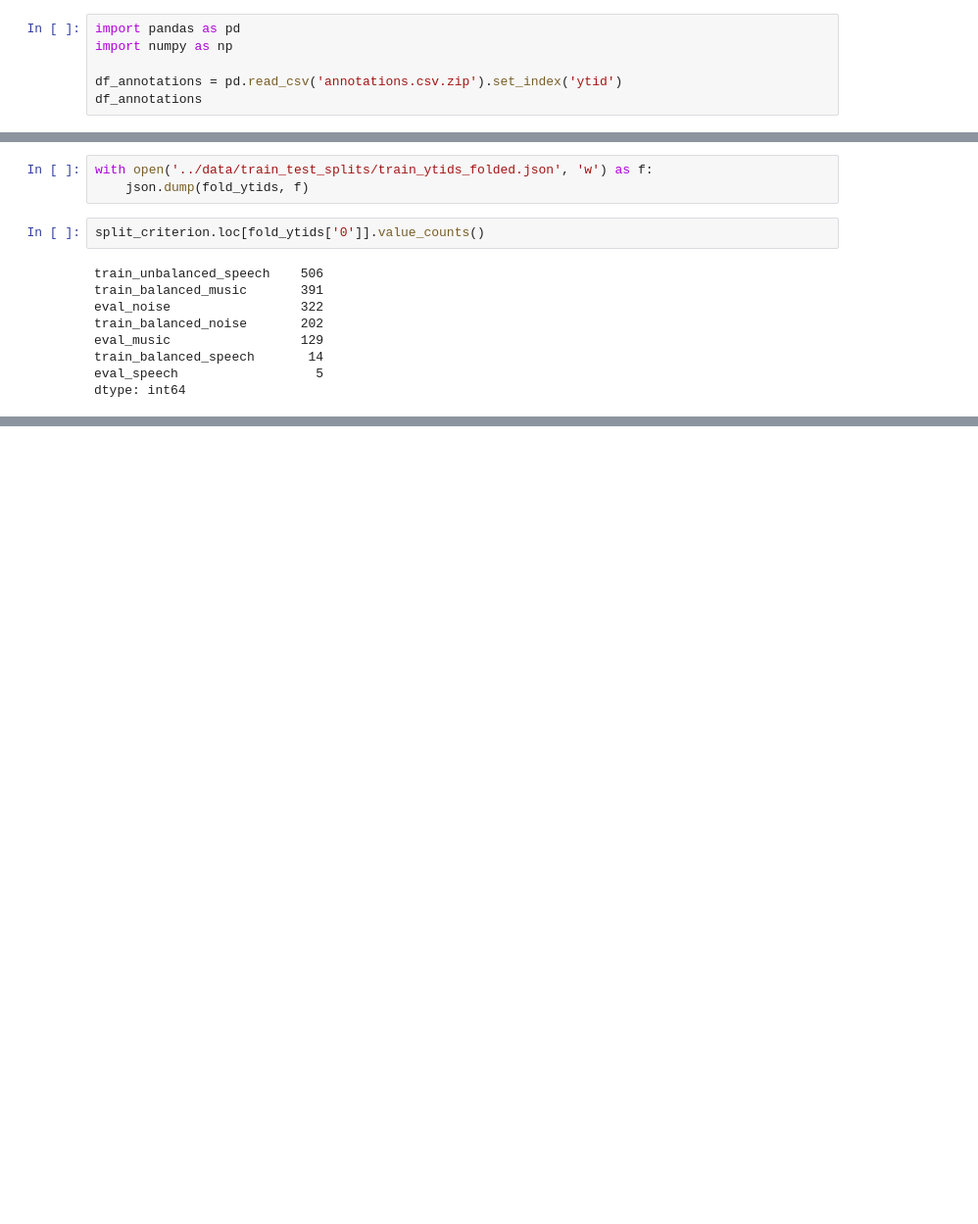
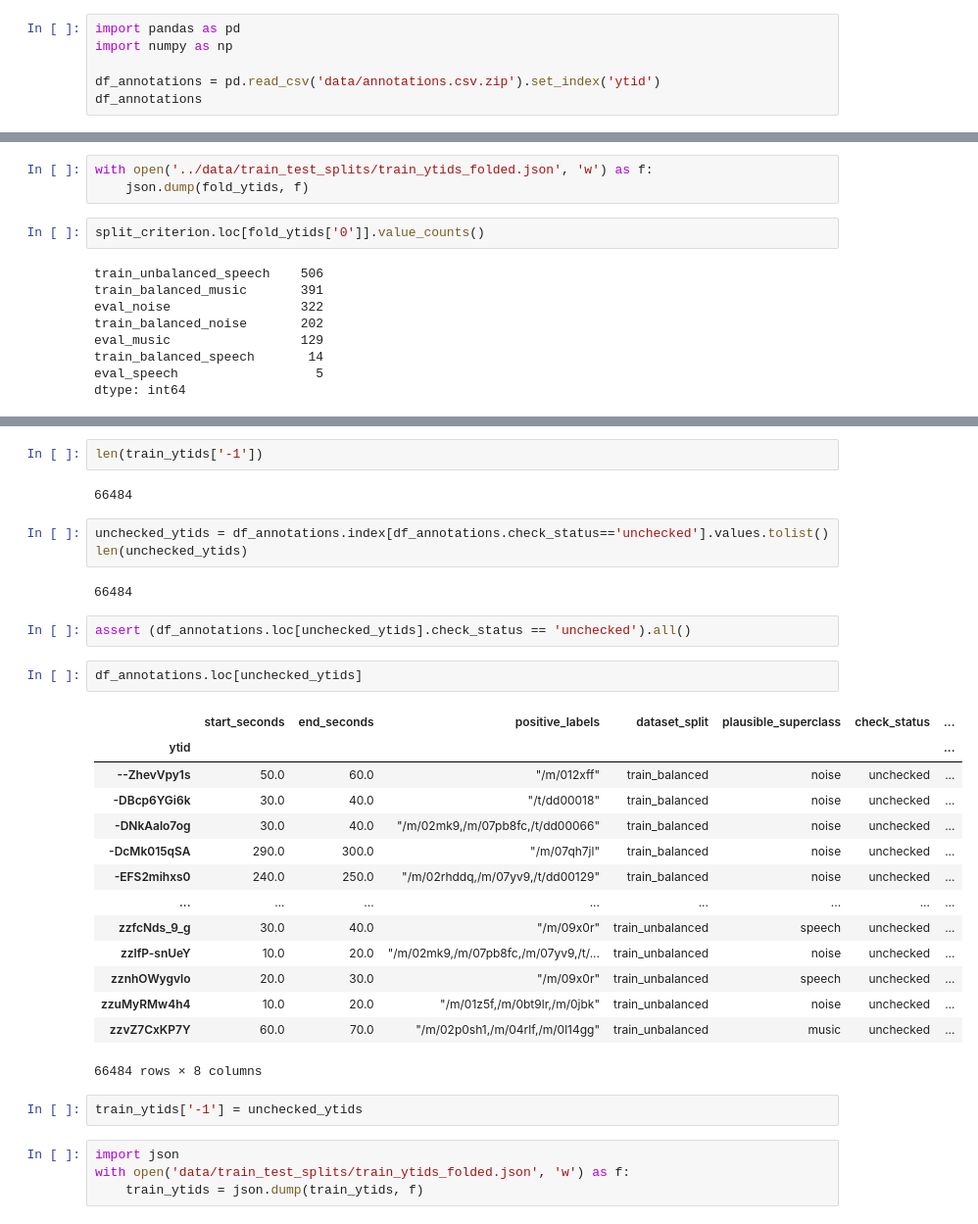
Before and after one commit to shamim-hussain/audioset_coarse_grained_classification, a Jupyter notebook: experiments/train_test_split.ipynb, the cells around one changed output, grey strips where cells are left out. Shown: that part at 98% size. Cells and saved outputs as stored; diff of their text form; blank space fills up the shorter version.

Commit message:
added unchecked data as a new fold

```diff
--- a/experiments/train_test_split.ipynb
+++ b/experiments/train_test_split.ipynb
@@ -2,7 +8,7 @@
 import pandas as pd
 import numpy as np
 
-df_annotations = pd.read_csv('annotations.csv.zip').set_index('ytid')
+df_annotations = pd.read_csv('data/annotations.csv.zip').set_index('ytid')
 df_annotations
 # %% [output]
 |  | start_seconds | end_seconds | positive_labels | dataset_split | plausible_superclass | check_status | ... |
@@ -203,0 +224,34 @@ dtype: int64
+# %%
+len(train_ytids['-1'])
+# %% [output]
+66484
+# %%
+unchecked_ytids = df_annotations.index[df_annotations.check_status=='unchecked'].values.tolist()
+len(unchecked_ytids)
+# %% [output]
+66484
+# %%
+assert (df_annotations.loc[unchecked_ytids].check_status == 'unchecked').all()
+# %%
+df_annotations.loc[unchecked_ytids]
+# %% [output]
+|  | start_seconds | end_seconds | positive_labels | dataset_split | plausible_superclass | check_status | ... |
+| ytid |  |  |  |  |  |  | ... |
+| --ZhevVpy1s | 50.0 | 60.0 | "/m/012xff" | train_balanced | noise | unchecked | ... |
+| -DBcp6YGi6k | 30.0 | 40.0 | "/t/dd00018" | train_balanced | noise | unchecked | ... |
+| -DNkAalo7og | 30.0 | 40.0 | "/m/02mk9,/m/07pb8fc,/t/dd00066" | train_balanced | noise | unchecked | ... |
+| -DcMk015qSA | 290.0 | 300.0 | "/m/07qh7jl" | train_balanced | noise | unchecked | ... |
+| -EFS2mihxs0 | 240.0 | 250.0 | "/m/02rhddq,/m/07yv9,/t/dd00129" | train_balanced | noise | unchecked | ... |
+| ... | ... | ... | ... | ... | ... | ... | ... |
+| zzfcNds_9_g | 30.0 | 40.0 | "/m/09x0r" | train_unbalanced | speech | unchecked | ... |
+| zzlfP-snUeY | 10.0 | 20.0 | "/m/02mk9,/m/07pb8fc,/m/07yv9,/t/... | train_unbalanced | noise | unchecked | ... |
+| zznhOWygvlo | 20.0 | 30.0 | "/m/09x0r" | train_unbalanced | speech | unchecked | ... |
+| zzuMyRMw4h4 | 10.0 | 20.0 | "/m/01z5f,/m/0bt9lr,/m/0jbk" | train_unbalanced | noise | unchecked | ... |
+| zzvZ7CxKP7Y | 60.0 | 70.0 | "/m/02p0sh1,/m/04rlf,/m/0l14gg" | train_unbalanced | music | unchecked | ... |
+66484 rows × 8 columns
+# %%
+train_ytids['-1'] = unchecked_ytids
+# %%
+import json
+with open('data/train_test_splits/train_ytids_folded.json', 'w') as f:
+    train_ytids = json.dump(train_ytids, f)
```
Also changed, not shown: parts of 6 cells of this notebook, 4 other files.
